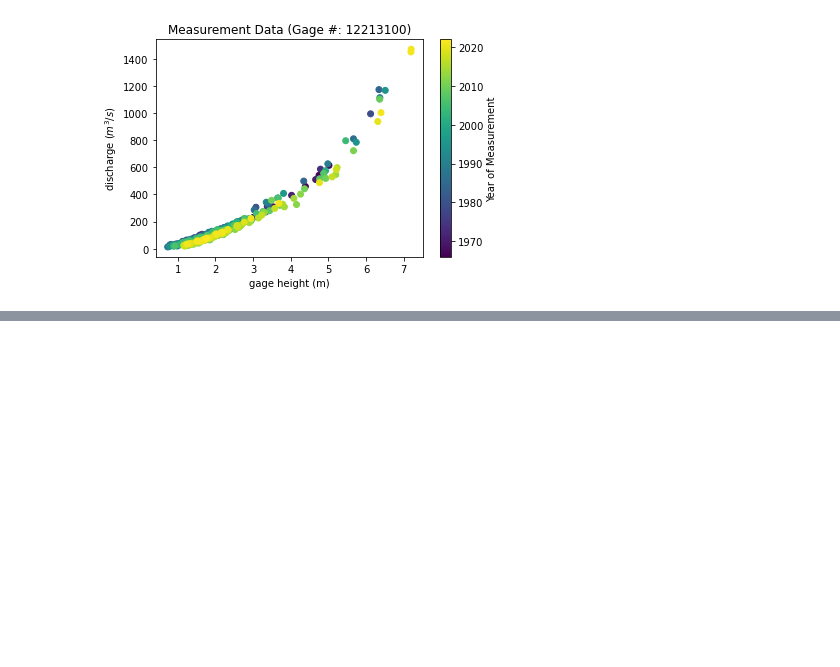
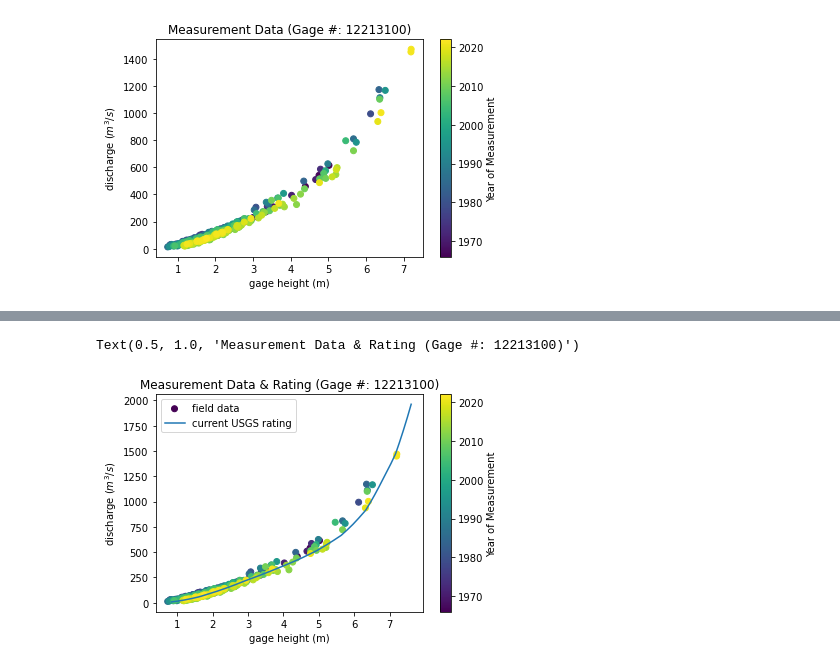
Before and after one commit to shelbyahrendt/CEWA590_StreamGaging, a Jupyter notebook: demo_scraping_NWIS_data.ipynb, the cells around one changed output, grey strips where cells are left out. Saved outputs shown, nothing was run; the diff lists cells and outputs as text; code cells hidden in the pictures; blank space fills up the shorter version.

Commit message:
added function to retrieve rating

```diff
--- a/demo_scraping_NWIS_data.ipynb
+++ b/demo_scraping_NWIS_data.ipynb
@@ -66,0 +86,2 @@ Text(0.5, 1.0, 'Measurement Data (Gage #: 12213100)')
+# %%
+curve_data = pd.read_csv(r'USGS_gageno_%s_current_rating.csv'%(USGS_gageno))
@@ -66,0 +97,21 @@ Text(0.5, 1.0, 'Measurement Data (Gage #: 12213100)')
+# %%
+f, ax = plt.subplots()
+pts=ax.scatter(
+    meas_data.gage_height_m[meas_data.gage_height_m < 40],
+    meas_data.discharge_cms[meas_data.gage_height_m < 40],
+    c=meas_data.DateTime.dt.year[meas_data.gage_height_m < 40],
+    label='field data',
+)
+ax.plot(
+    curve_data['H (ft)']*fttom,
+    curve_data['Q (cfs)']*fttom**3,
+    label='current USGS rating',
+)
+ax.legend()
+plt.colorbar(pts, label='Year of Measurement')
+ax.set_xlabel('gage height (m)')
+ax.set_ylabel(r'discharge $(m^3/s)$')
+ax.set_title('Measurement Data & Rating (Gage #: %s)'%USGS_gageno)
+# %% [output]
+Text(0.5, 1.0, 'Measurement Data & Rating (Gage #: 12213100)')
+[figure, added]
```
Also changed, not shown: parts of 4 cells of this notebook.
